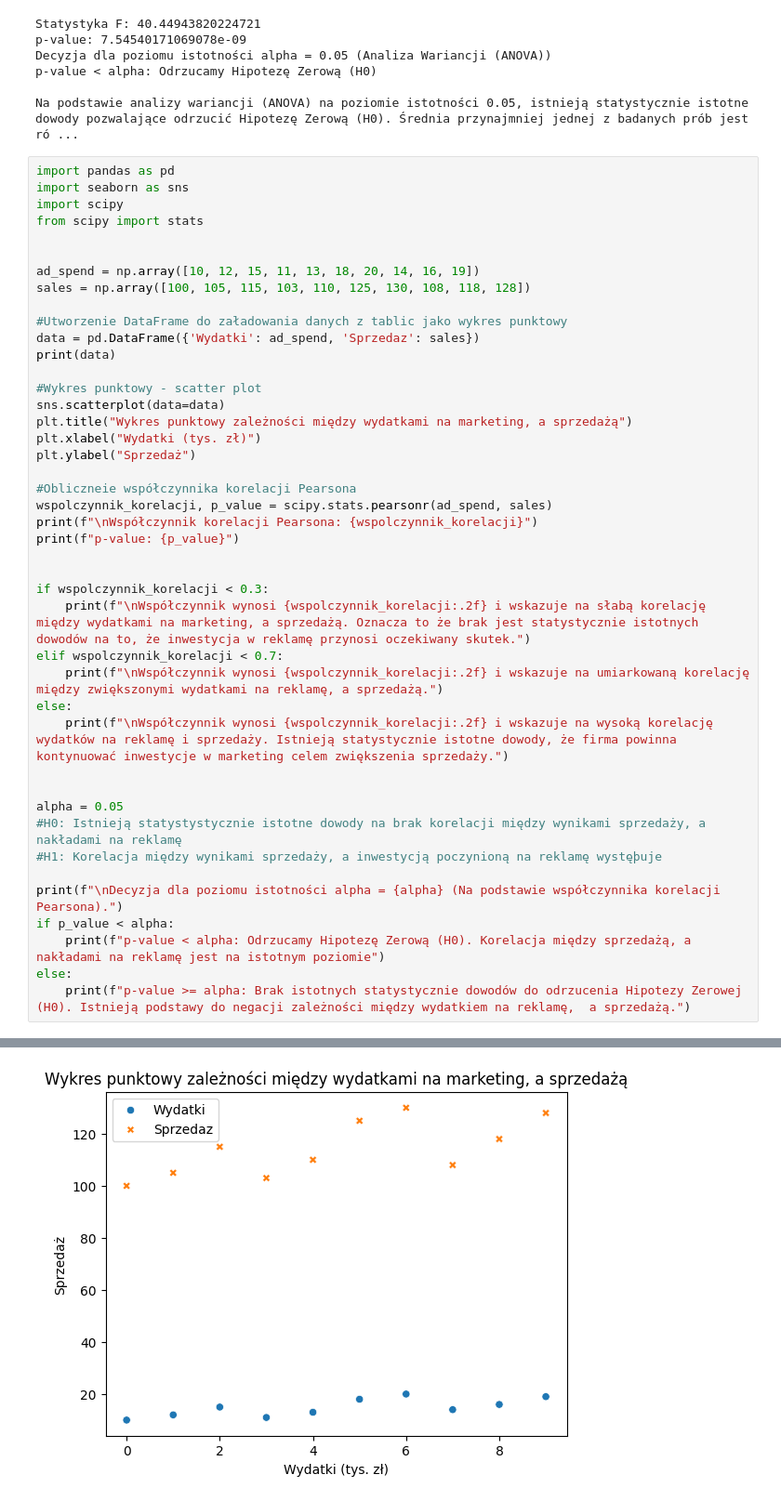
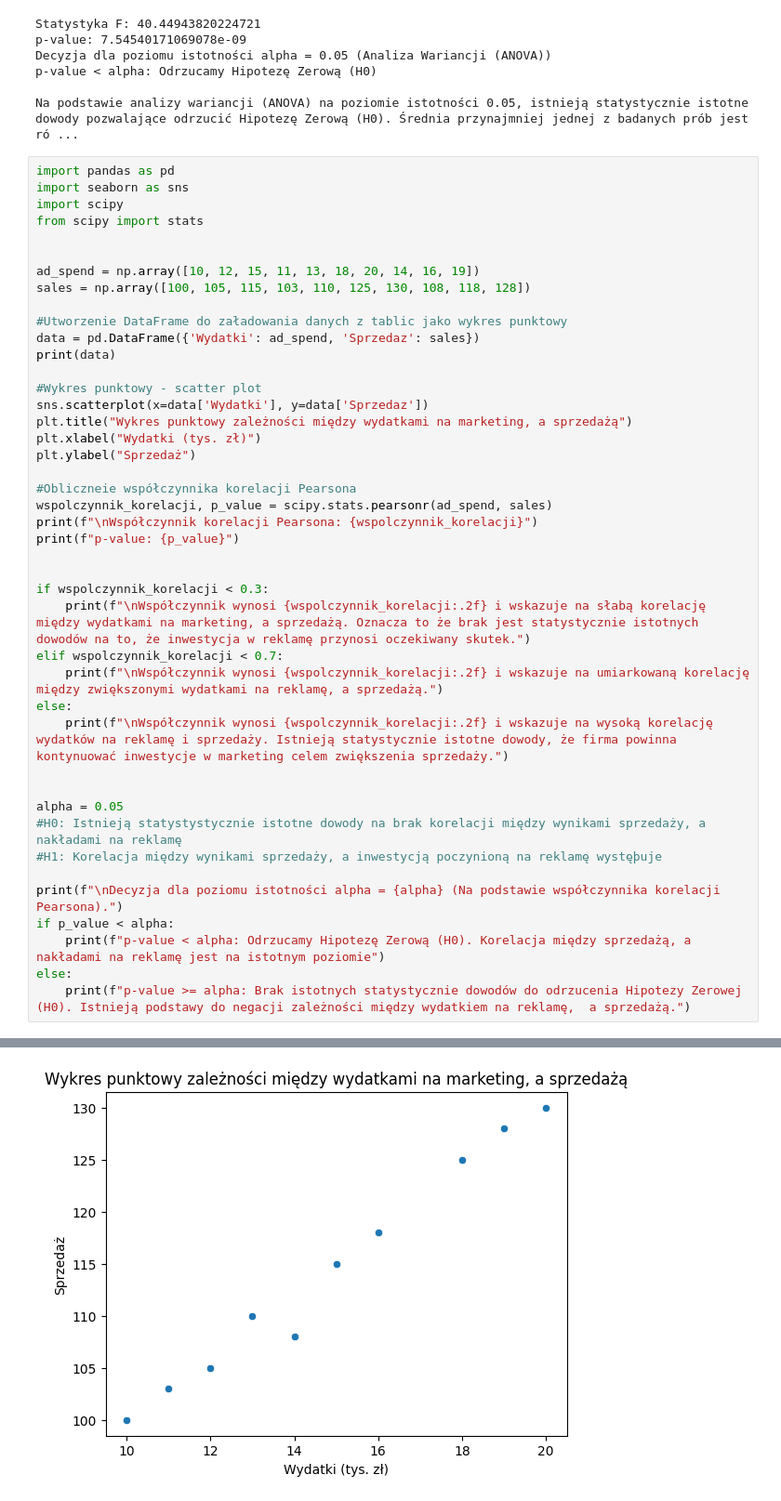
Before and after one commit to LPiskor/moje_projekty_ml, a Jupyter notebook: Statystyka_Dla_Danych.ipynb, the cells around one changed output, grey strips where cells are left out. Shown at 93% size. Saved outputs shown, nothing was run; the diff lists cells and outputs as text.

```diff
--- a/Statystyka_Dla_Danych.ipynb
+++ b/Statystyka_Dla_Danych.ipynb
@@ -614,7 +614,7 @@ data = pd.DataFrame({'Wydatki': ad_spend, 'Sprzedaz': sales})
 print(data)
 
 #Wykres punktowy - scatter plot
-sns.scatterplot(data=data)
+sns.scatterplot(x=data['Wydatki'], y=data['Sprzedaz'])
 plt.title("Wykres punktowy zależności między wydatkami na marketing, a sprzedażą")
 plt.xlabel("Wydatki (tys. zł)")
 plt.ylabel("Sprzedaż")
@@ -635,31 +635,31 @@ else:
 
 alpha = 0.05
 #H0: Istnieją statystystycznie istotne dowody na brak korelacji między wynikami sprzedaży, a nakładami na reklamę
 #H1: Korelacja między wynikami sprzedaży, a inwestycją poczynioną na reklamę wystęþuje
 
 print(f"\nDecyzja dla poziomu istotności alpha = {alpha} (Na podstawie współczynnika korelacji Pearsona).")
 if p_value < alpha:
     print(f"p-value < alpha: Odrzucamy Hipotezę Zerową (H0). Korelacja między sprzedażą, a nakładami na reklamę jest na istotnym poziomie")
 else:
     print(f"p-value >= alpha: Brak istotnych statystycznie dowodów do odrzucenia Hipotezy Zerowej (H0). Istnieją podstawy do negacji zależności między wydatkiem na reklamę,  a sprzedażą.")
 # %% [output]
    Wydatki  Sprzedaz
 0       10       100
 1       12       105
 2       15       115
 3       11       103
 4       13       110
 5       18       125
 6       20       130
 7       14       108
 8       16       118
 9       19       128
 
 Współczynnik korelacji Pearsona: 0.9911469615396201
 p-value: 2.6590479408219455e-08
 
 Współczynnik wynosi 0.99 i wskazuje na wysoką korelację wydatków na reklamę i sprzedaży. Istnieją statystycznie istotne dowody, że firma powinna kontynuować inwestycje w marketing celem zwiększenia sp ...
 
 Decyzja dla poziomu istotności alpha = 0.05 (Na podstawie współczynnika korelacji Pearsona).
 p-value < alpha: Odrzucamy Hipotezę Zerową (H0). Korelacja między sprzedażą, a nakładami na reklamę jest na istotnym poziomie
-[figure, old version]
+[figure, new version]
```
Also changed, not shown: parts of 2 cells of this notebook.
